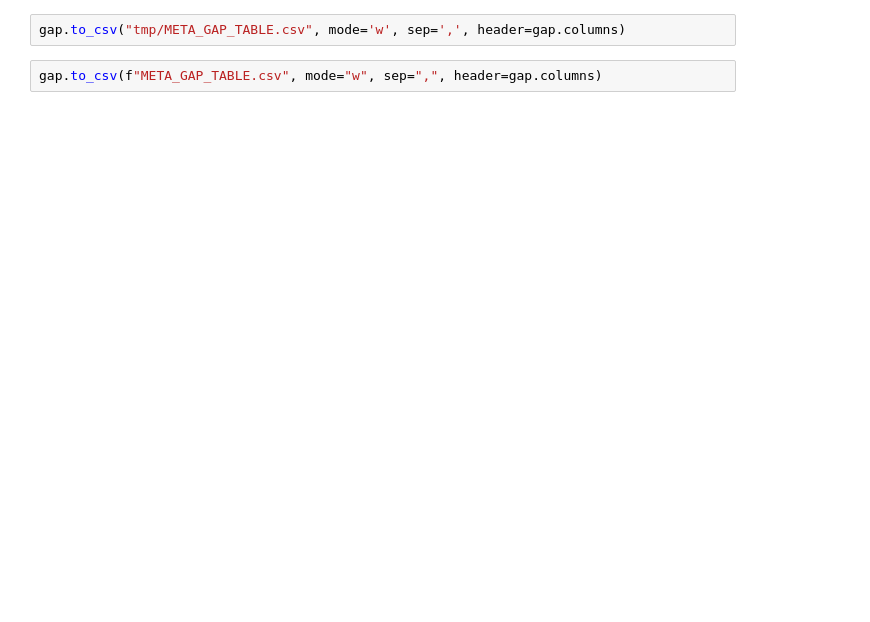
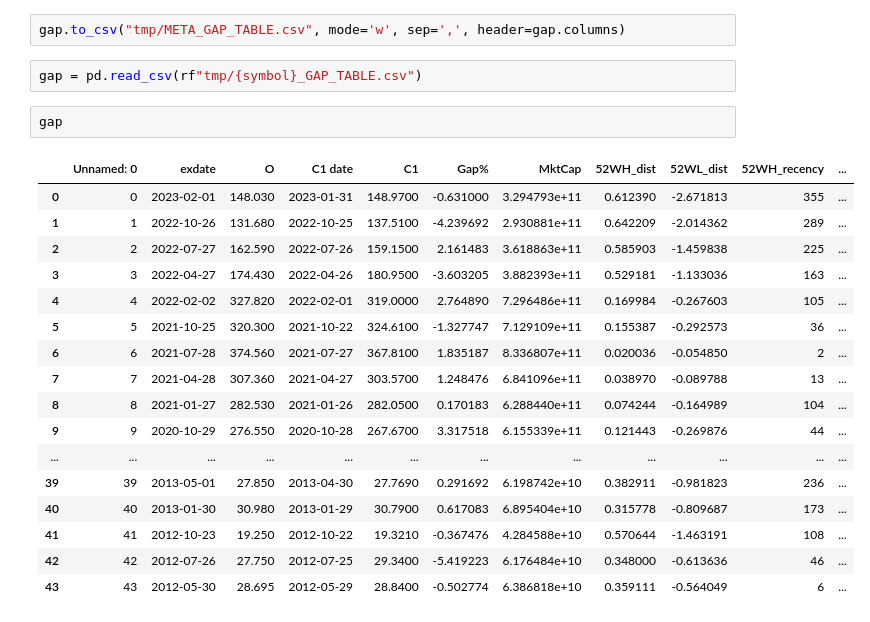
Before and after one commit to yashalgo/code, a Jupyter notebook: ep/src/EP_BASIL.ipynb, the cells around one changed output. Saved outputs shown, nothing was run; the diff lists cells and outputs as text; blank space fills up the shorter version.

```diff
--- a/ep/src/EP_BASIL.ipynb
+++ b/ep/src/EP_BASIL.ipynb
@@ -304,4 +607,24 @@ NameError: name 'openings_at_ex_date_df' is not defined
 # %%
 gap.to_csv("tmp/META_GAP_TABLE.csv", mode='w', sep=',', header=gap.columns)
-# %%
-gap.to_csv(f"META_GAP_TABLE.csv", mode="w", sep=",", header=gap.columns)
+# %%
+gap = pd.read_csv(rf"tmp/{symbol}_GAP_TABLE.csv")
+# %%
+gap
+# %% [output]
+|  | Unnamed: 0 | exdate | O | C1 date | C1 | Gap% | MktCap | 52WH_dist | 52WL_dist | 52WH_recency | ... |
+| 0 | 0 | 2023-02-01 | 148.030 | 2023-01-31 | 148.9700 | -0.631000 | 3.294793e+11 | 0.612390 | -2.671813 | 355 | ... |
+| 1 | 1 | 2022-10-26 | 131.680 | 2022-10-25 | 137.5100 | -4.239692 | 2.930881e+11 | 0.642209 | -2.014362 | 289 | ... |
+| 2 | 2 | 2022-07-27 | 162.590 | 2022-07-26 | 159.1500 | 2.161483 | 3.618863e+11 | 0.585903 | -1.459838 | 225 | ... |
+| 3 | 3 | 2022-04-27 | 174.430 | 2022-04-26 | 180.9500 | -3.603205 | 3.882393e+11 | 0.529181 | -1.133036 | 163 | ... |
+| 4 | 4 | 2022-02-02 | 327.820 | 2022-02-01 | 319.0000 | 2.764890 | 7.296486e+11 | 0.169984 | -0.267603 | 105 | ... |
+| 5 | 5 | 2021-10-25 | 320.300 | 2021-10-22 | 324.6100 | -1.327747 | 7.129109e+11 | 0.155387 | -0.292573 | 36 | ... |
+| 6 | 6 | 2021-07-28 | 374.560 | 2021-07-27 | 367.8100 | 1.835187 | 8.336807e+11 | 0.020036 | -0.054850 | 2 | ... |
+| 7 | 7 | 2021-04-28 | 307.360 | 2021-04-27 | 303.5700 | 1.248476 | 6.841096e+11 | 0.038970 | -0.089788 | 13 | ... |
+| 8 | 8 | 2021-01-27 | 282.530 | 2021-01-26 | 282.0500 | 0.170183 | 6.288440e+11 | 0.074244 | -0.164989 | 104 | ... |
+| 9 | 9 | 2020-10-29 | 276.550 | 2020-10-28 | 267.6700 | 3.317518 | 6.155339e+11 | 0.121443 | -0.269876 | 44 | ... |
+| ... | ... | ... | ... | ... | ... | ... | ... | ... | ... | ... | ... |
+| 39 | 39 | 2013-05-01 | 27.850 | 2013-04-30 | 27.7690 | 0.291692 | 6.198742e+10 | 0.382911 | -0.981823 | 236 | ... |
+| 40 | 40 | 2013-01-30 | 30.980 | 2013-01-29 | 30.7900 | 0.617083 | 6.895404e+10 | 0.315778 | -0.809687 | 173 | ... |
+| 41 | 41 | 2012-10-23 | 19.250 | 2012-10-22 | 19.3210 | -0.367476 | 4.284588e+10 | 0.570644 | -1.463191 | 108 | ... |
+| 42 | 42 | 2012-07-26 | 27.750 | 2012-07-25 | 29.3400 | -5.419223 | 6.176484e+10 | 0.348000 | -0.613636 | 46 | ... |
+| 43 | 43 | 2012-05-30 | 28.695 | 2012-05-29 | 28.8400 | -0.502774 | 6.386818e+10 | 0.359111 | -0.564049 | 6 | ... |
```
Also changed, not shown: parts of 28 cells of this notebook, 2 other files.
